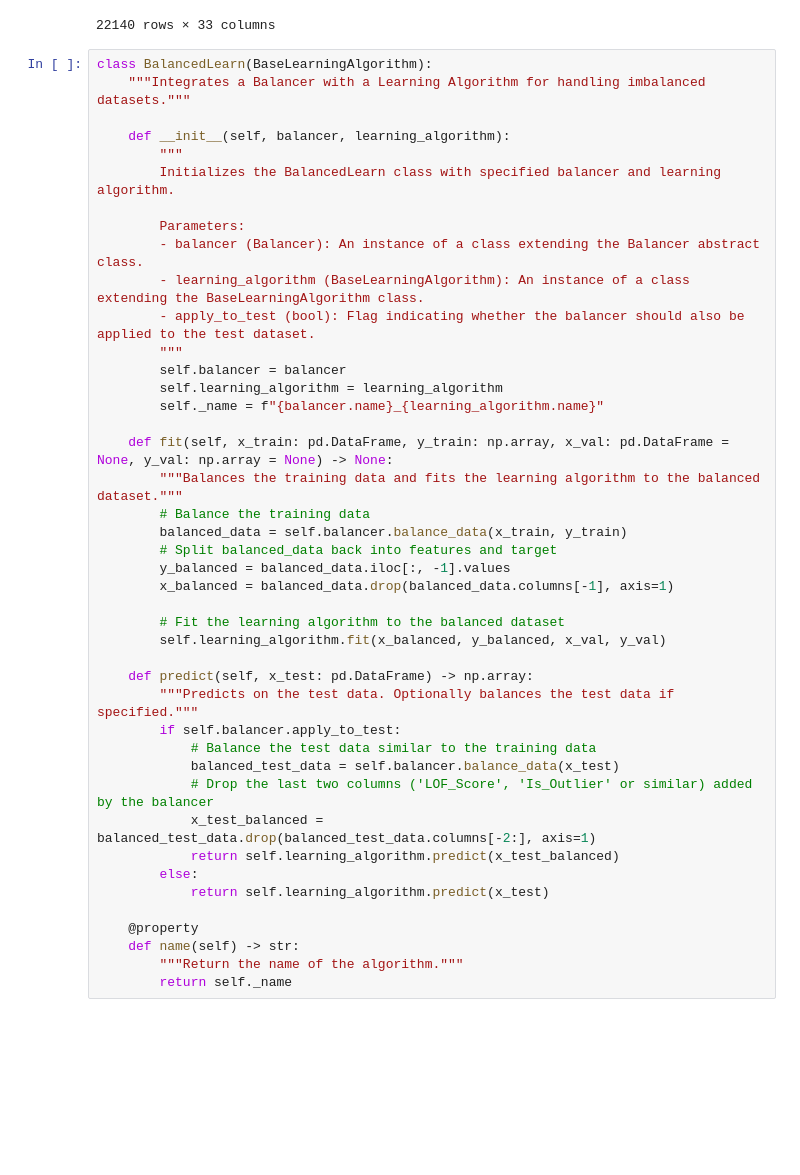
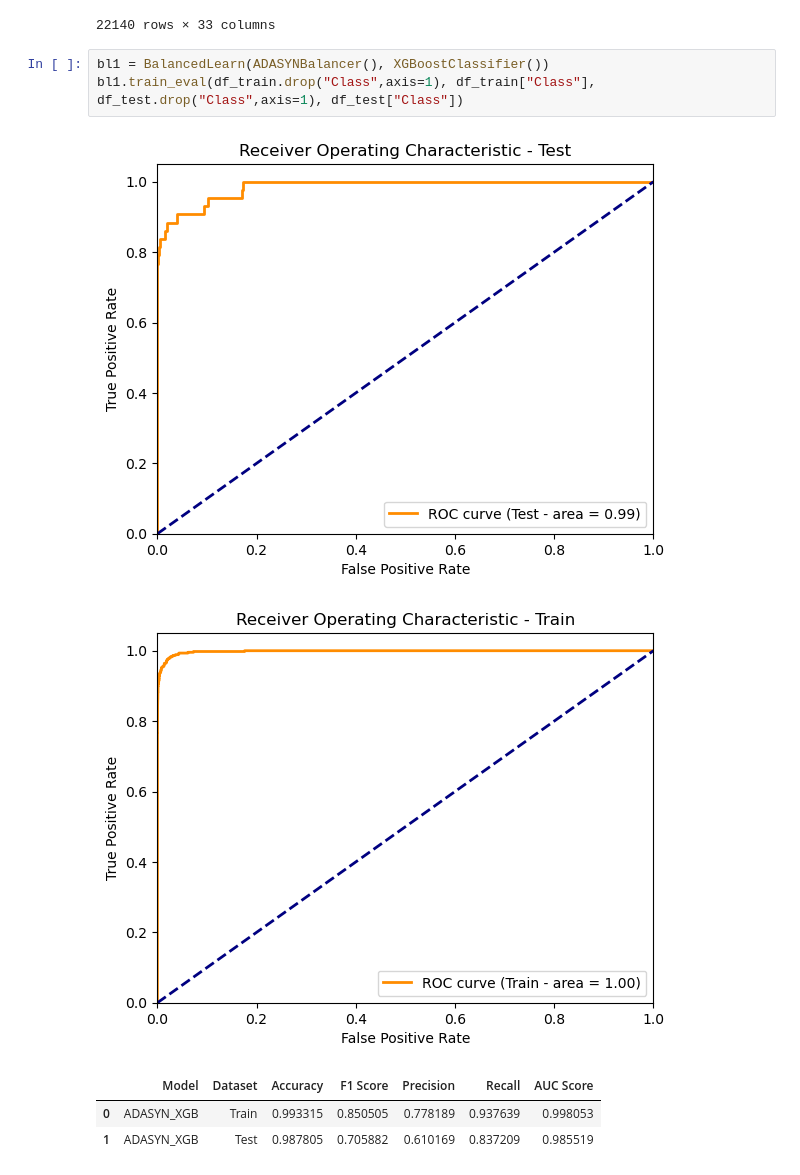
Before and after one commit to ShamilShukurov/ADA_GWU_Master_Thesis, a Jupyter notebook: Code/Modelling_Playground.ipynb, the cells around one changed output. Cells and saved outputs as stored; diff of their text form; blank space fills up the shorter version.

Commit message:
BalancedLearn implemented

```diff
--- a/Code/Modelling_Playground.ipynb
+++ b/Code/Modelling_Playground.ipynb
@@ -297,46 +298,12 @@ ife.balance_data(df_train.drop("Class",axis=1), df_train["Class"])
 | 22138 | 167162 | 1.969201 | -0.119482 | -0.924658 | 1.481338 | 0.205727 | 0.145815 | -0.042529 | -0.032783 | 1.064173 | ... | ... |
 | 22139 | 76139 | -0.727473 | 1.025418 | 0.925152 | 1.004672 | -0.464044 | -0.429538 | 0.594726 | 0.402061 | -0.746661 | ... | ... |
 22140 rows × 33 columns
-# %%
-class BalancedLearn(BaseLearningAlgorithm):
-    """Integrates a Balancer with a Learning Algorithm for handling imbalanced datasets."""
-
-    def __init__(self, balancer, learning_algorithm):
-        """
-        Initializes the BalancedLearn class with specified balancer and learning algorithm.
-
-        Parameters:
-        - balancer (Balancer): An instance of a class extending the Balancer abstract class.
-        - learning_algorithm (BaseLearningAlgorithm): An instance of a class extending the BaseLearningAlgorithm class.
-        - apply_to_test (bool): Flag indicating whether the balancer should also be applied to the test dataset.
-        """
-        self.balancer = balancer
-        self.learning_algorithm = learning_algorithm
-        self._name = f"{balancer.name}_{learning_algorithm.name}"
-
-    def fit(self, x_train: pd.DataFrame, y_train: np.array, x_val: pd.DataFrame = None, y_val: np.array = None) -> None:
-        """Balances the training data and fits the learning algorithm to the balanced dataset."""
-        # Balance the training data
-        balanced_data = self.balancer.balance_data(x_train, y_train)
-        # Split balanced_data back into features and target
-        y_balanced = balanced_data.iloc[:, -1].values
-        x_balanced = balanced_data.drop(balanced_data.columns[-1], axis=1)
-
-        # Fit the learning algorithm to the balanced dataset
-        self.learning_algorithm.fit(x_balanced, y_balanced, x_val, y_val)
-
-    def predict(self, x_test: pd.DataFrame) -> np.array:
-        """Predicts on the test data. Optionally balances the test data if specified."""
-        if self.balancer.apply_to_test:
-            # Balance the test data similar to the training data
-            balanced_test_data = self.balancer.balance_data(x_test)
-            # Drop the last two columns ('LOF_Score', 'Is_Outlier' or similar) added by the balancer
-            x_test_balanced = balanced_test_data.drop(balanced_test_data.columns[-2:], axis=1)
-            return self.learning_algorithm.predict(x_test_balanced)
-        else:
-            return self.learning_algorithm.predict(x_test)
-
-    @property
-    def name(self) -> str:
-        """Return the name of the algorithm."""
-        return self._name
+# %%
+bl1 = BalancedLearn(ADASYNBalancer(), XGBoostClassifier())
+bl1.train_eval(df_train.drop("Class",axis=1), df_train["Class"], df_test.drop("Class",axis=1), df_test["Class"])
+# %% [output]
+[figure, added]
+[figure, added]
+|  | Model | Dataset | Accuracy | F1 Score | Precision | Recall | AUC Score |
+| 0 | ADASYN_XGB | Train | 0.993315 | 0.850505 | 0.778189 | 0.937639 | 0.998053 |
+| 1 | ADASYN_XGB | Test | 0.987805 | 0.705882 | 0.610169 | 0.837209 | 0.985519 |
```
Also changed, not shown: parts of 2 cells of this notebook, 1 other file.
